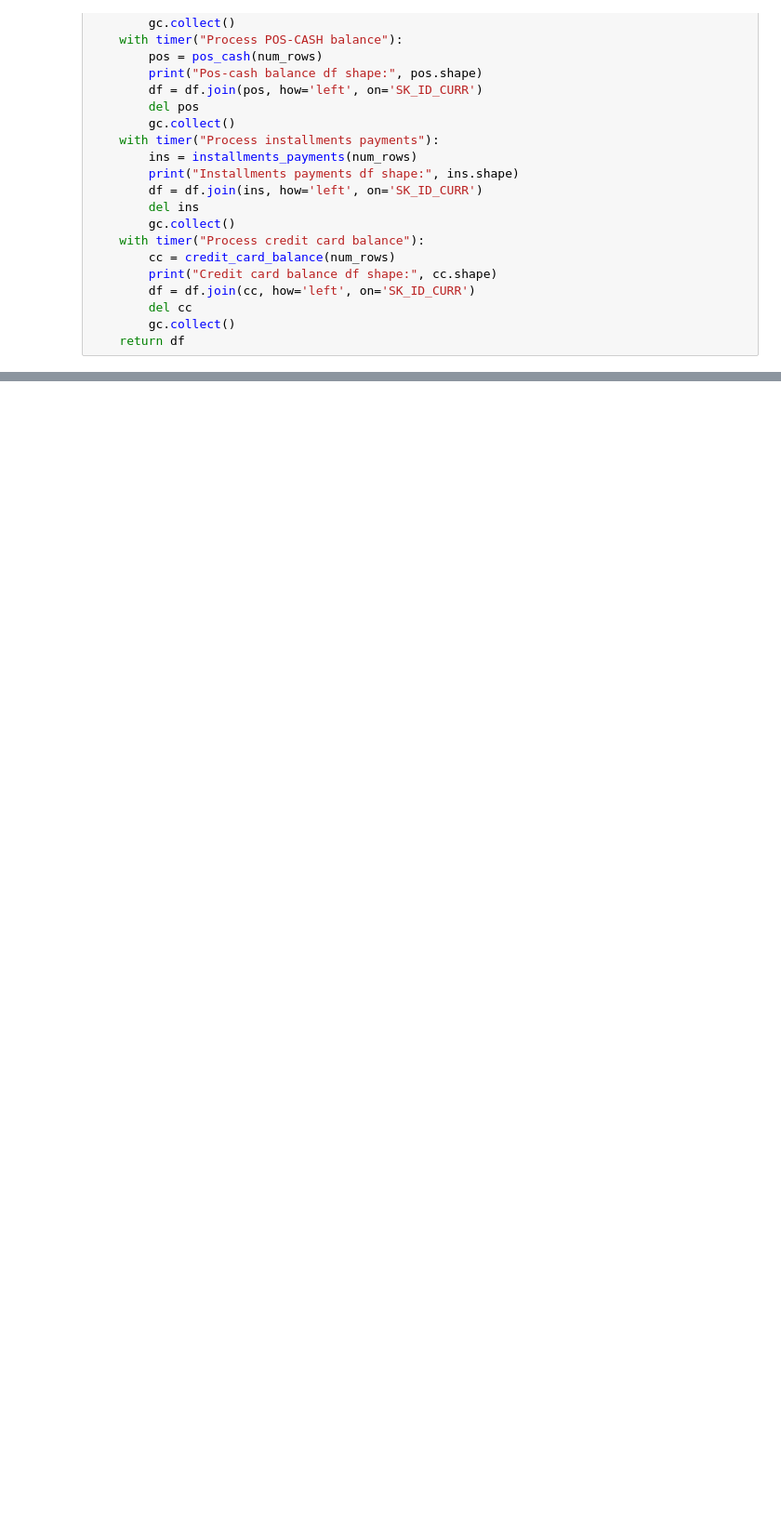
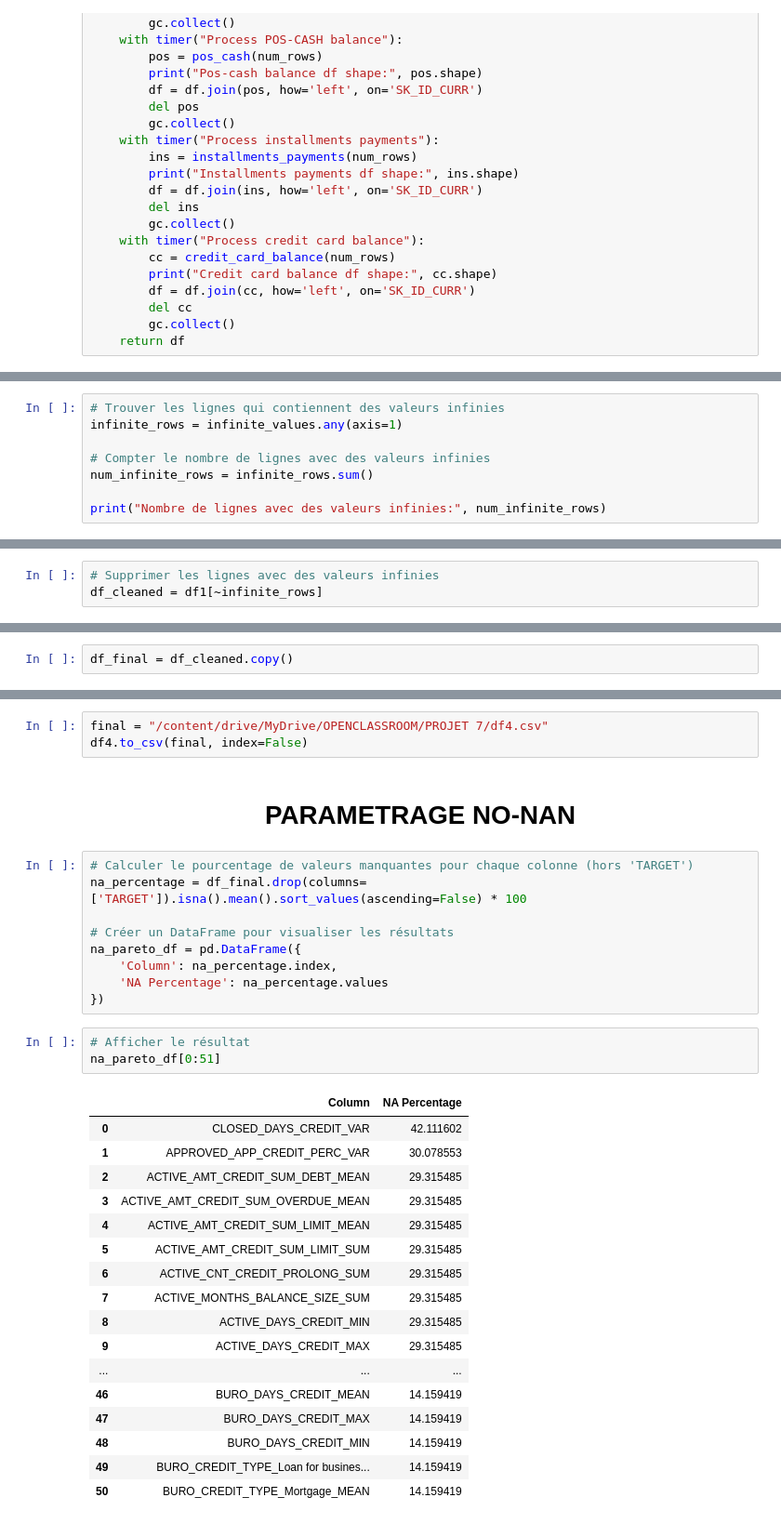
Before and after one commit to Alexandre-Data/OC-Projet-7, a Jupyter notebook: Projet7_1.ipynb, the cells around one changed output, grey strips where cells are left out. Shown at 93% size. Drawn from its saved outputs; the diff is of its cells as text; blank space fills up the shorter version.

Commit message:
Clean xgb+cleanpca+nonan

```diff
--- a/Projet7_1.ipynb
+++ b/Projet7_1.ipynb
@@ -372,0 +448,8 @@ Full model run - done in 145s
+# %%
+# Trouver les lignes qui contiennent des valeurs infinies
+infinite_rows = infinite_values.any(axis=1)
+
+# Compter le nombre de lignes avec des valeurs infinies
+num_infinite_rows = infinite_rows.sum()
+
+print("Nombre de lignes avec des valeurs infinies:", num_infinite_rows)
@@ -372,0 +458,3 @@ Full model run - done in 145s
+# %%
+# Supprimer les lignes avec des valeurs infinies
+df_cleaned = df1[~infinite_rows]
@@ -372,0 +471,2 @@ Full model run - done in 145s
+# %%
+df_final = df_cleaned.copy()
@@ -372,0 +703,35 @@ Full model run - done in 145s
+# %%
+final = "/content/drive/MyDrive/OPENCLASSROOM/PROJET 7/df4.csv"
+df4.to_csv(final, index=False)
+# %% [markdown]
+<h1 align=center>PARAMETRAGE NO-NAN</h1>
+# %%
+# Calculer le pourcentage de valeurs manquantes pour chaque colonne (hors 'TARGET')
+na_percentage = df_final.drop(columns=['TARGET']).isna().mean().sort_values(ascending=False) * 100
+
+# Créer un DataFrame pour visualiser les résultats
+na_pareto_df = pd.DataFrame({
+    'Column': na_percentage.index,
+    'NA Percentage': na_percentage.values
+})
+# %%
+# Afficher le résultat
+na_pareto_df[0:51]
+# %% [output]
+|  | Column | NA Percentage |
+| 0 | CLOSED_DAYS_CREDIT_VAR | 42.111602 |
+| 1 | APPROVED_APP_CREDIT_PERC_VAR | 30.078553 |
+| 2 | ACTIVE_AMT_CREDIT_SUM_DEBT_MEAN | 29.315485 |
+| 3 | ACTIVE_AMT_CREDIT_SUM_OVERDUE_MEAN | 29.315485 |
+| 4 | ACTIVE_AMT_CREDIT_SUM_LIMIT_MEAN | 29.315485 |
+| 5 | ACTIVE_AMT_CREDIT_SUM_LIMIT_SUM | 29.315485 |
+| 6 | ACTIVE_CNT_CREDIT_PROLONG_SUM | 29.315485 |
+| 7 | ACTIVE_MONTHS_BALANCE_SIZE_SUM | 29.315485 |
+| 8 | ACTIVE_DAYS_CREDIT_MIN | 29.315485 |
+| 9 | ACTIVE_DAYS_CREDIT_MAX | 29.315485 |
+| ... | ... | ... |
+| 46 | BURO_DAYS_CREDIT_MEAN | 14.159419 |
+| 47 | BURO_DAYS_CREDIT_MAX | 14.159419 |
+| 48 | BURO_DAYS_CREDIT_MIN | 14.159419 |
+| 49 | BURO_CREDIT_TYPE_Loan for busines... | 14.159419 |
+| 50 | BURO_CREDIT_TYPE_Mortgage_MEAN | 14.159419 |
```
Also changed, not shown: parts of 44 cells of this notebook.
